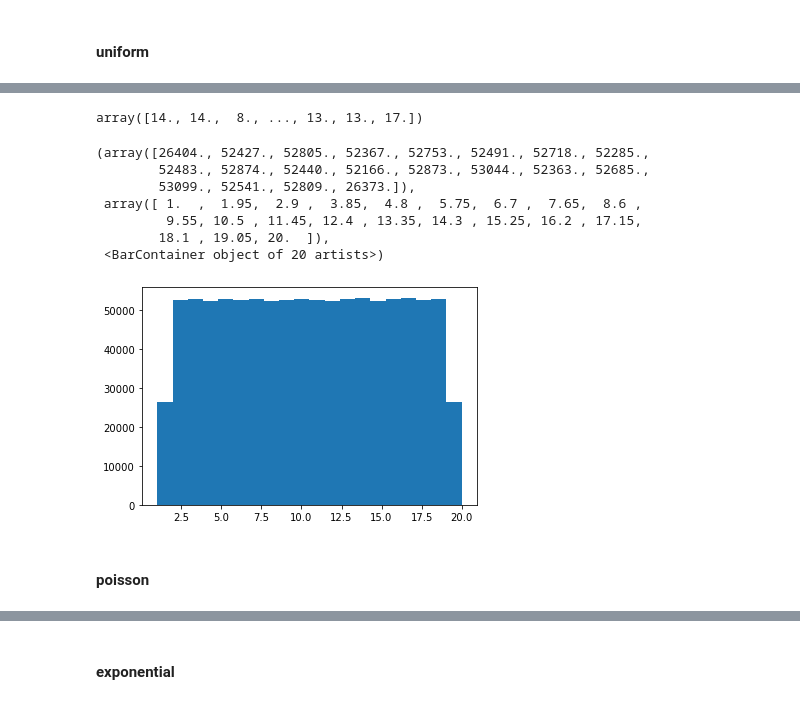
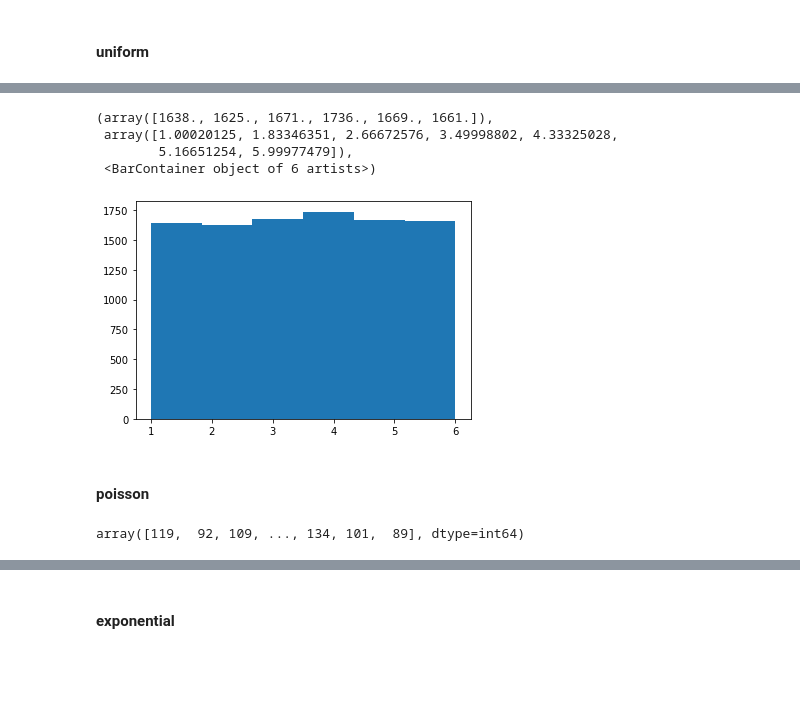
Before and after one commit to andrewjscott/Programming-for-Data-Analysis-Assignment, a Jupyter notebook: Numpy-random.ipynb, the cells around one changed output, grey strips where cells are left out. Saved outputs shown, nothing was run; the diff lists cells and outputs as text; code cells hidden in the pictures; blank space fills up the shorter version.

```diff
--- a/Numpy-random.ipynb
+++ b/Numpy-random.ipynb
@@ -230,17 +290,14 @@ rounded_dice = np.round(dice, decimals=0)
 # %%
-rounded_dice
+# Repeating the random generation with a higher sample size of 10000
+uniform_higher = uniform = np.random.default_rng().uniform(1,6,10000)
-# %% [output]
-array([14., 14.,  8., ..., 13., 13., 17.])
 # %%
-plt.hist(rounded_dice, bins = 20)
+# As the sample size increases, the distribition becoms more smooth
+plt.hist(uniform_higher, bins=6)
 # %% [output]
-(array([26404., 52427., 52805., 52367., 52753., 52491., 52718., 52285.,
-        52483., 52874., 52440., 52166., 52873., 53044., 52363., 52685.,
-        53099., 52541., 52809., 26373.]),
- array([ 1.  ,  1.95,  2.9 ,  3.85,  4.8 ,  5.75,  6.7 ,  7.65,  8.6 ,
-         9.55, 10.5 , 11.45, 12.4 , 13.35, 14.3 , 15.25, 16.2 , 17.15,
-        18.1 , 19.05, 20.  ]),
- <BarContainer object of 20 artists>)
+(array([1638., 1625., 1671., 1736., 1669., 1661.]),
+ array([1.00020125, 1.83346351, 2.66672576, 3.49998802, 4.33325028,
+        5.16651254, 5.99977479]),
+ <BarContainer object of 6 artists>)
-[figure, old version]
+[figure, new version]
 # %% [markdown]
 #### poisson
@@ -246,0 +306,4 @@ plt.hist(rounded_dice, bins = 20)
+# %%
+poisson
+# %% [output]
+array([119,  92, 109, ..., 134, 101,  89], dtype=int64)
```
Also changed, not shown: parts of 21 cells of this notebook.
